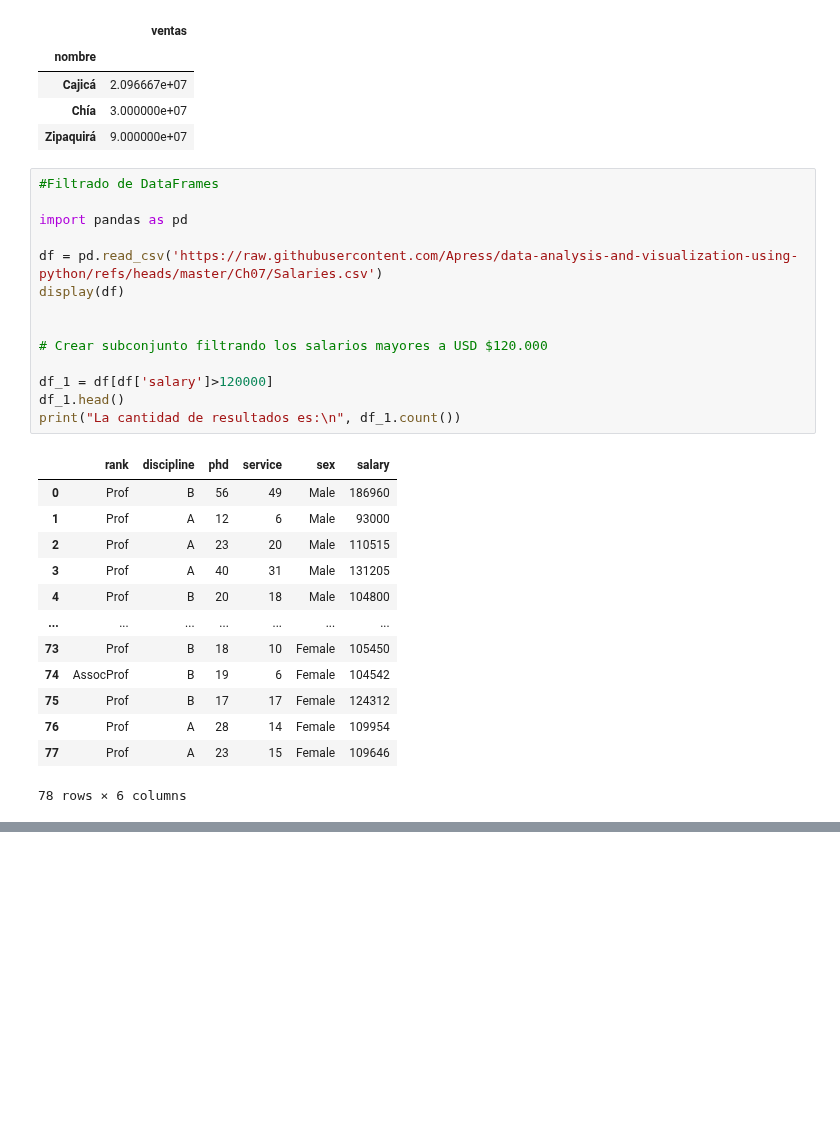
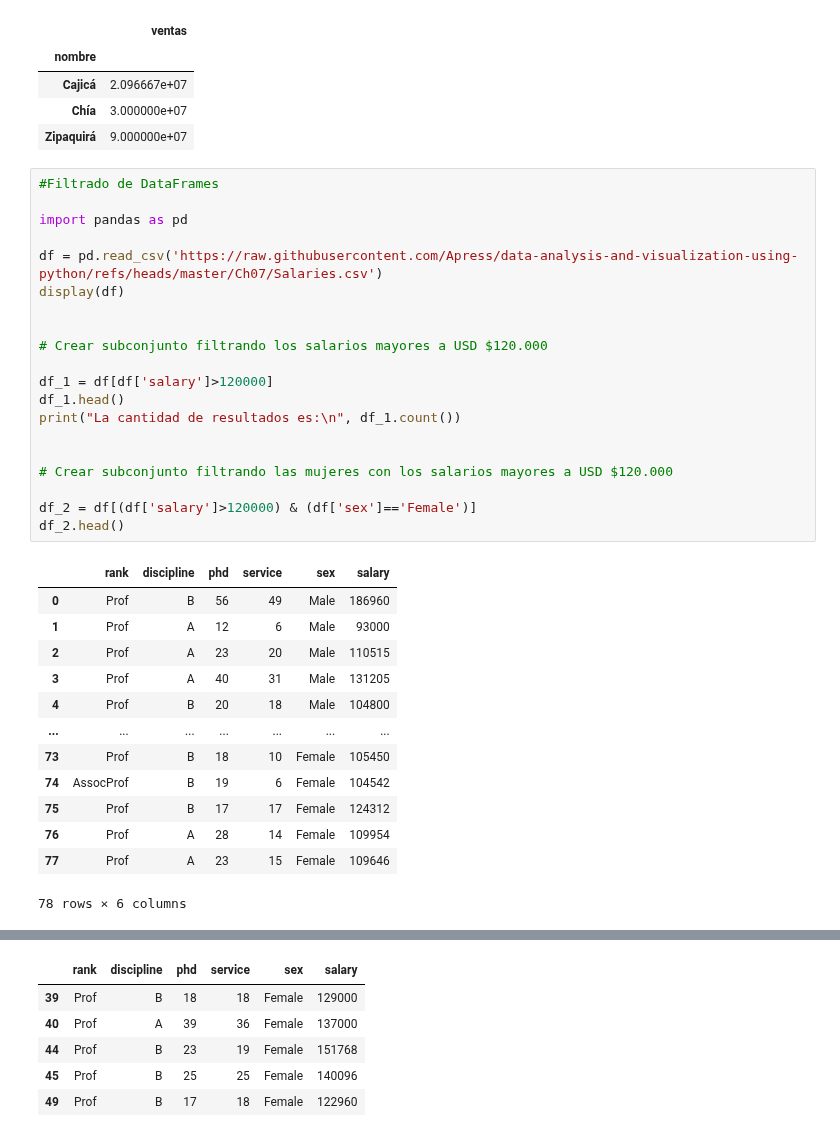
Before and after one commit to justoneye/Bootcamp-IA-G84, a Jupyter notebook: Semana4.ipynb, the cells around one changed output, grey strips where cells are left out. Drawn from its saved outputs; the diff is of its cells as text; blank space fills up the shorter version.

```diff
--- a/Semana4.ipynb
+++ b/Semana4.ipynb
@@ -401,6 +401,12 @@ display(df)
 df_1 = df[df['salary']>120000]
 df_1.head()
 print("La cantidad de resultados es:\n", df_1.count())
+
+
+# Crear subconjunto filtrando las mujeres con los salarios mayores a USD $120.000
+
+df_2 = df[(df['salary']>120000) & (df['sex']=='Female')]
+df_2.head()
 # %% [output]
 |  | rank | discipline | phd | service | sex | salary |
 | 0 | Prof | B | 56 | 49 | Male | 186960 |
@@ -419,6 +426,12 @@ La cantidad de resultados es: rank          25
 discipline    25
 phd           25
 service       25
 sex           25
 salary        25
 dtype: int64
+|  | rank | discipline | phd | service | sex | salary |
+| 39 | Prof | B | 18 | 18 | Female | 129000 |
+| 40 | Prof | A | 39 | 36 | Female | 137000 |
+| 44 | Prof | B | 23 | 19 | Female | 151768 |
+| 45 | Prof | B | 25 | 25 | Female | 140096 |
+| 49 | Prof | B | 17 | 18 | Female | 122960 |
```
